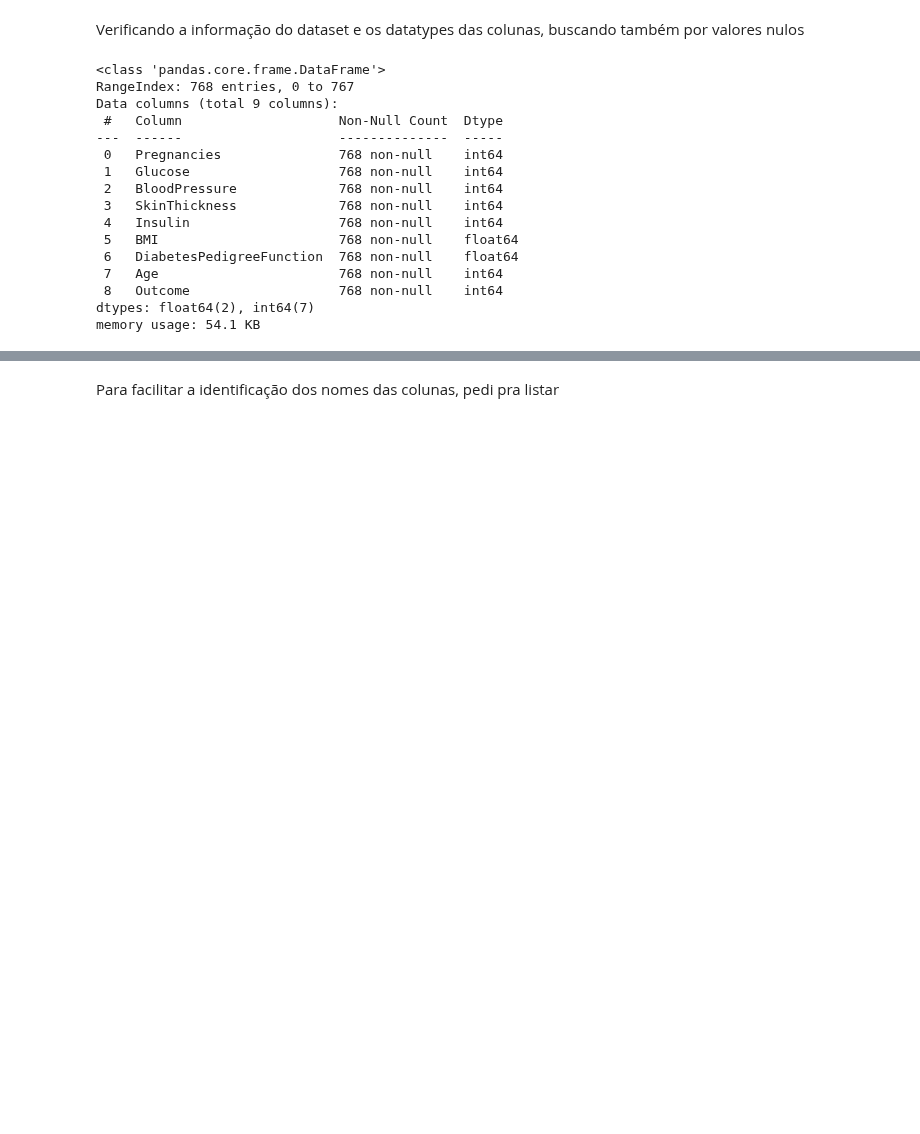
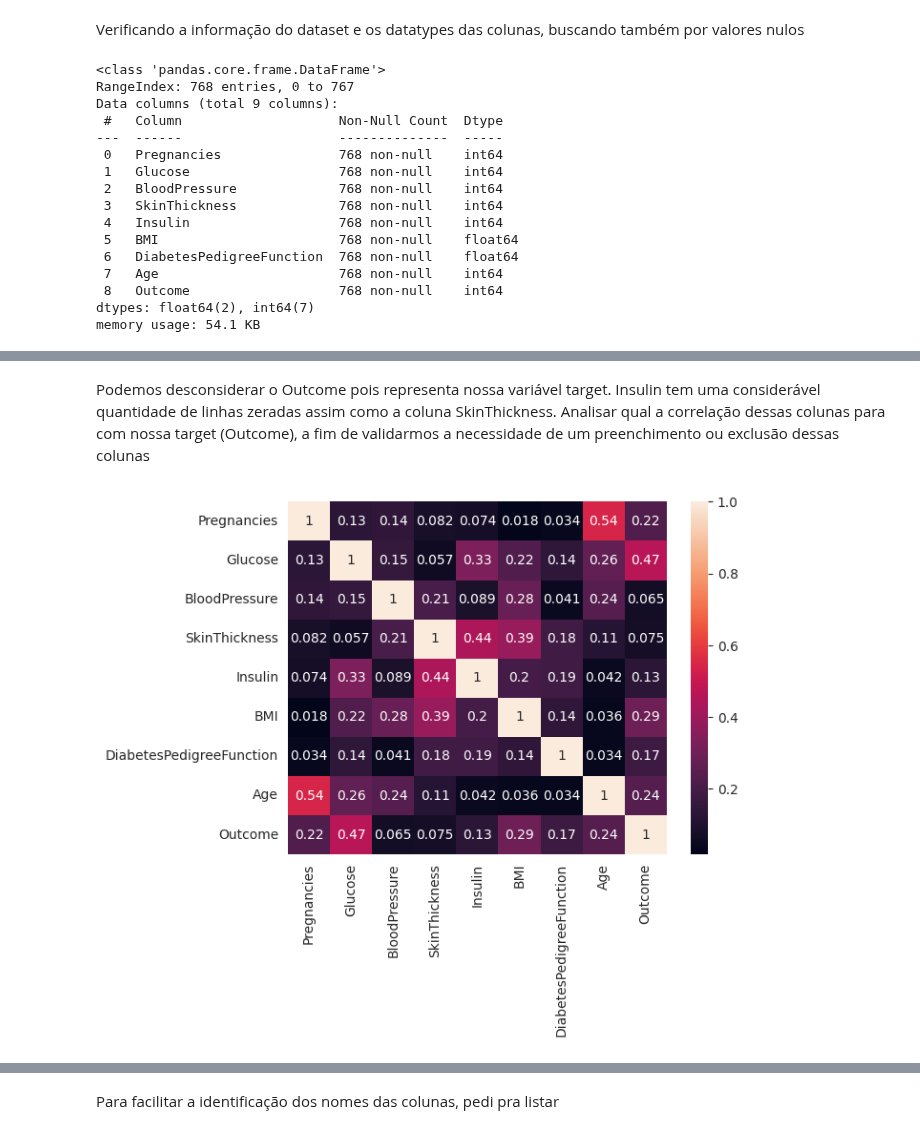
Before and after one commit to LaerteKimura/FIAP_trabalho_ML_Diagnostico, a Jupyter notebook: FIAP_trabalho_ML_Diagnostico.ipynb, the cells around one changed output, grey strips where cells are left out. Cells and saved outputs as stored; diff of their text form; code cells hidden in the pictures; blank space fills up the shorter version.

```diff
--- a/FIAP_trabalho_ML_Diagnostico.ipynb
+++ b/FIAP_trabalho_ML_Diagnostico.ipynb
@@ -59,0 +149,7 @@ dtype: int64
+# %% [markdown]
+Podemos desconsiderar o Outcome pois representa nossa variável target.
+Insulin tem uma considerável quantidade de linhas zeradas assim como a coluna SkinThickness. Analisar qual a correlação dessas colunas para com nossa target (Outcome), a fim de validarmos a necessidade de um preenchimento ou exclusão dessas colunas
+# %%
+graficHeat = sns.heatmap(data.corr().abs(),annot=True)
+# %% [output]
+[figure, added]
```
Also changed, not shown: parts of 33 cells of this notebook.
